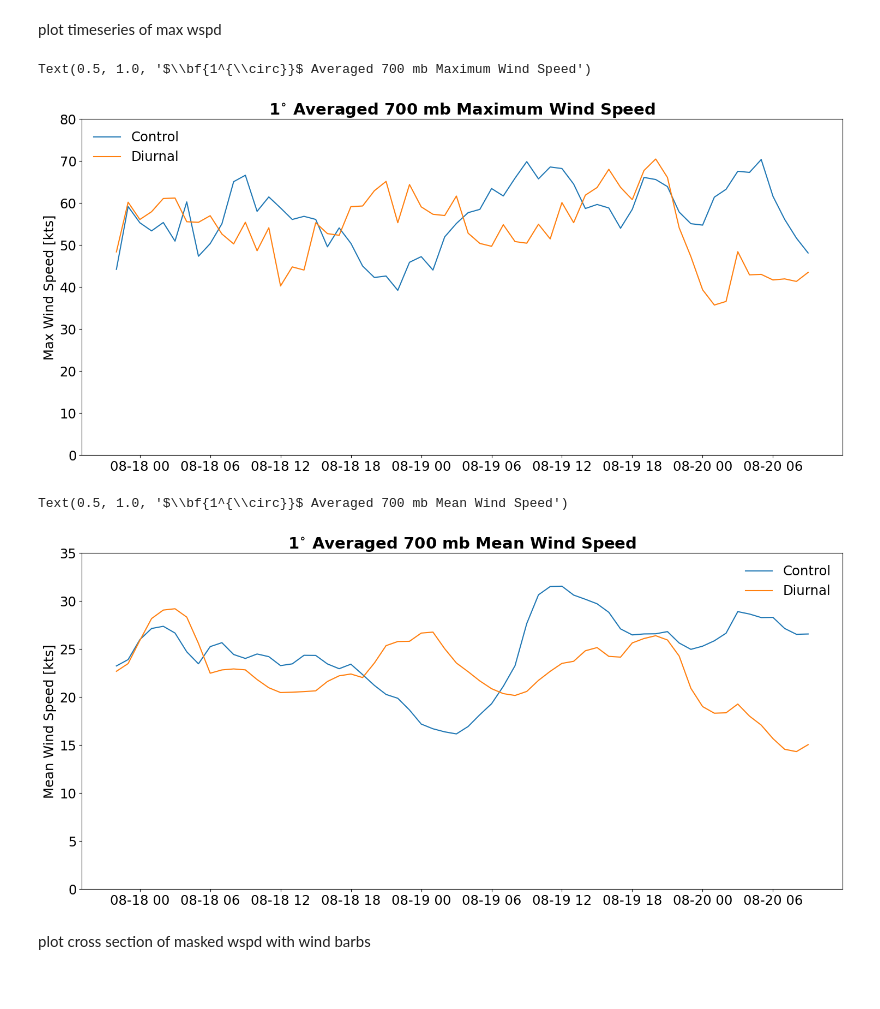
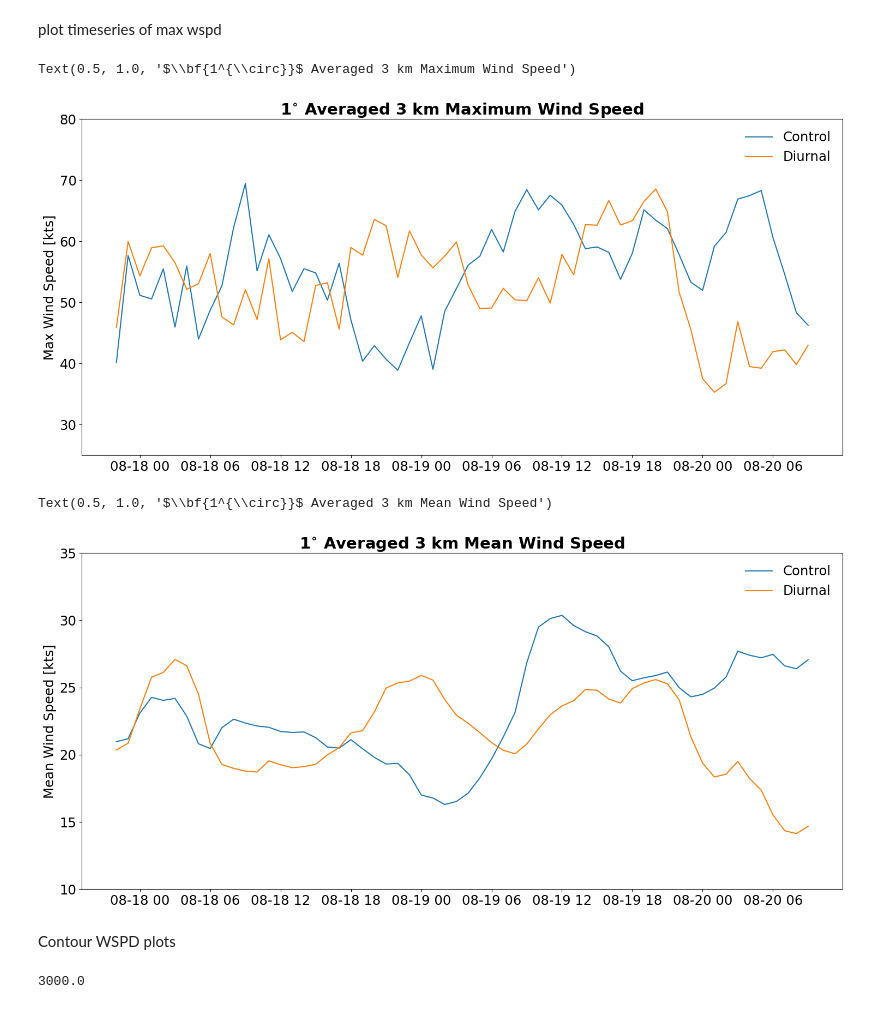
Before and after one commit to jhruppert/tc_erin, a Jupyter notebook: analysis/plot_tc_wind.ipynb, the cells around one changed output. Saved outputs shown, nothing was run; the diff lists cells and outputs as text; code cells hidden in the pictures.

```diff
--- a/analysis/plot_tc_wind.ipynb
+++ b/analysis/plot_tc_wind.ipynb
@@ -78,3 +22,21 @@ x = ds.west_east
+# %%
+# read in stitched output
+dnc = "/ourdisk/hpc/radclouds/auto_archive_notyet/tape_2copies/robby/erin/mask_tc_wind/masked_tc_winds_agl_3000mtrack_1deg.nc"
+ds = xr.open_dataset(dnc)
+
+uc_mask = ds.u_control
+vc_mask = ds.v_control
+wspd_control_mask = ds.wspd_control
+ud_mask = ds.u_diurnal
+vd_mask = ds.v_diurnal
+wspd_diurnal_mask = ds.wspd_diurnal
+
+lat = ds.lat
+lon = ds.lon
+time = ds.time
+z = ds.z
+
+ds.close()
 # %% [markdown]
 plotting set up
 # %%
@@ -100,28 +62,26 @@ colors = cmocean.cm.thermal
 plot timeseries of max wspd
 # %%
 # wspd10_max = np.empty(time.size)
-wspd_c_max = np.empty((time.size, wspd_c[0,:,0,0].size))
-wspd_d_max = np.empty((time.size, wspd_d[0,:,0,0].size))
+wspd_c_max = np.empty(time.size)
+wspd_d_max = np.empty(time.size)
 
 for jt in range(time.size):
-    # wspd10_max[jt] = np.max(wspd10[jt], axis=(1,2))
-    for jz in range(wspd_c[0,:,0,0].size):
-        wspd_c_max[jt,jz] = np.max(wspd_c[jt,jz], axis=(0,1))
-        wspd_d_max[jt,jz] = np.max(wspd_d[jt,jz], axis=(0,1))
+    wspd_c_max[jt] = np.nanmax(wspd_control_mask[jt,15], axis=(0,1))
+    wspd_d_max[jt] = np.nanmax(wspd_diurnal_mask[jt,15], axis=(0,1))
 # %%
 fig, ax = plt.subplots(figsize=(18,8))
 
-ax.plot(time, wspd_c_max[:,6] * 1.944, label="Control")#, c=colors[0])
-ax.plot(time, wspd_d_max[:,6] * 1.944, label="Diurnal")
+ax.plot(time, wspd_c_max * 1.944, label="Control")#, c=colors[0])
+ax.plot(time, wspd_d_max * 1.944, label="Diurnal")
 
 ax.set_ylabel("Max Wind Speed [kts]")
 
 ax.legend(frameon=False)
-ax.set_ylim(0,80)
+ax.set_ylim(25,80)
 
-ax.set_title("$\\bf{1^{\circ}}$ Averaged 700 mb Maximum Wind Speed")
+ax.set_title("$\\bf{1^{\circ}}$ Averaged 3 km Maximum Wind Speed")
 # %% [output]
-Text(0.5, 1.0, '$\\bf{1^{\\circ}}$ Averaged 700 mb Maximum Wind Speed')
+Text(0.5, 1.0, '$\\bf{1^{\\circ}}$ Averaged 3 km Maximum Wind Speed')
-[figure, old version]
+[figure, new version]
 # %%
 # wspd10_max = np.empty(time.size)
@@ -136,17 +94,15 @@ for jt in range(time.size):
 # %%
 fig, ax = plt.subplots(figsize=(18,8))
 
-ax.plot(time, wspd_c_mean[:,6] * 1.944, label="Control")#, c=colors[0])
-ax.plot(time, wspd_d_mean[:,6] * 1.944, label="Diurnal")
+ax.plot(time, wspd_c_mean * 1.944, label="Control")#, c=colors[0])
+ax.plot(time, wspd_d_mean * 1.944, label="Diurnal")
 
 ax.set_ylabel("Mean Wind Speed [kts]")
 
 ax.legend(frameon=False)
-ax.set_ylim(0,35)
+ax.set_ylim(10,35)
 
-ax.set_title("$\\bf{1^{\circ}}$ Averaged 700 mb Mean Wind Speed")
+ax.set_title("$\\bf{1^{\circ}}$ Averaged 3 km Mean Wind Speed")
 # %% [output]
-Text(0.5, 1.0, '$\\bf{1^{\\circ}}$ Averaged 700 mb Mean Wind Speed')
+Text(0.5, 1.0, '$\\bf{1^{\\circ}}$ Averaged 3 km Mean Wind Speed')
-[figure, old version]
+[figure, new version]
-# %% [markdown]
-plot cross section of masked wspd with wind barbs
@@ -171,0 +109,2 @@ ax.set_title(f"{u_c.bottom_top[3].values} mb")
+# %% [markdown]
+Contour WSPD plots
@@ -171,0 +126,4 @@ ax.set_title(f"{u_c.bottom_top[3].values} mb")
+# %%
+z[15]
+# %% [output]
+3000.0
```
Also changed, not shown: parts of 19 cells of this notebook, 5 other files.
